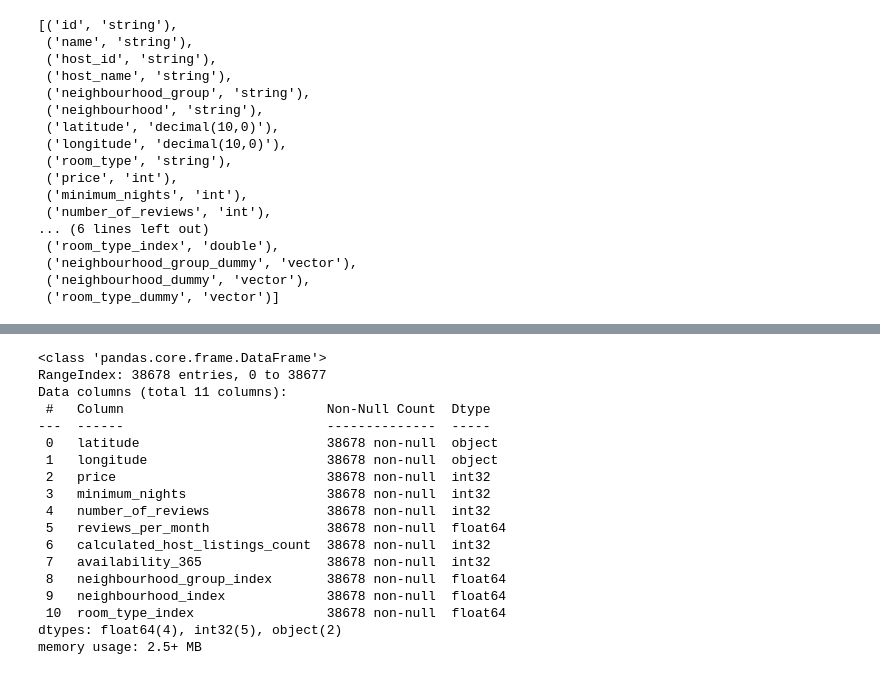
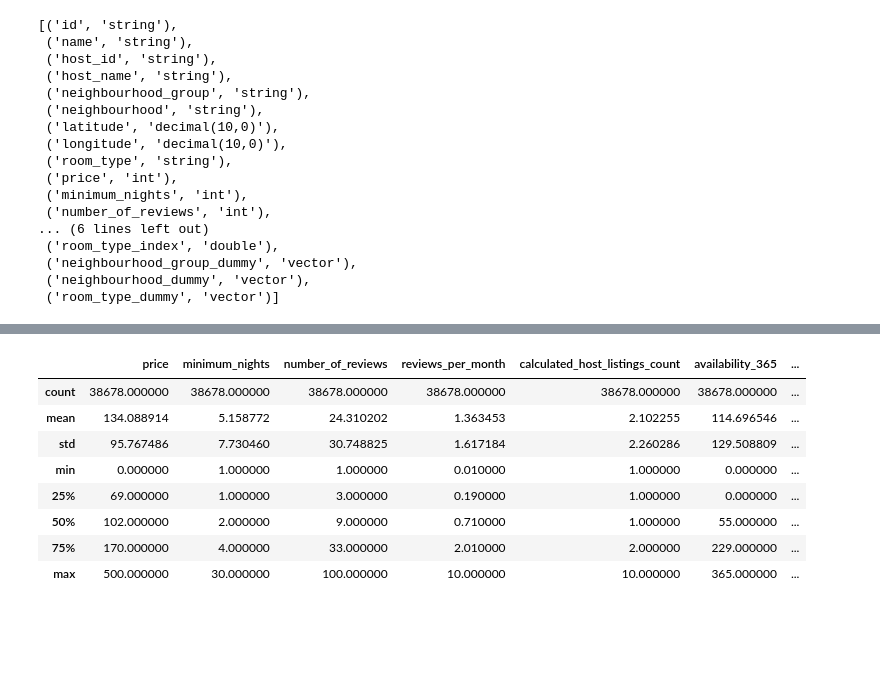
Before and after one commit to mitkrieg/spark_practice, a Jupyter notebook: ml_practice.ipynb, the cells around one changed output, grey strips where cells are left out. Cells and saved outputs as stored; diff of their text form; code cells hidden in the pictures; blank space fills up the shorter version.

```diff
--- a/ml_practice.ipynb
+++ b/ml_practice.ipynb
@@ -247,21 +277,12 @@ pd.plotting.scatter_matrix(data_mat, figsize=(15,15));
 # %%
-data_mat.info()
+data_mat.describe()
 # %% [output]
-<class 'pandas.core.frame.DataFrame'>
-RangeIndex: 38678 entries, 0 to 38677
-Data columns (total 11 columns):
- #   Column                          Non-Null Count  Dtype
----  ------                          --------------  -----
- 0   latitude                        38678 non-null  object
- 1   longitude                       38678 non-null  object
- 2   price                           38678 non-null  int32
- 3   minimum_nights                  38678 non-null  int32
- 4   number_of_reviews               38678 non-null  int32
- 5   reviews_per_month               38678 non-null  float64
- 6   calculated_host_listings_count  38678 non-null  int32
- 7   availability_365                38678 non-null  int32
- 8   neighbourhood_group_index       38678 non-null  float64
- 9   neighbourhood_index             38678 non-null  float64
- 10  room_type_index                 38678 non-null  float64
-dtypes: float64(4), int32(5), object(2)
-memory usage: 2.5+ MB
+|  | price | minimum_nights | number_of_reviews | reviews_per_month | calculated_host_listings_count | availability_365 | ... |
+| count | 38678.000000 | 38678.000000 | 38678.000000 | 38678.000000 | 38678.000000 | 38678.000000 | ... |
+| mean | 134.088914 | 5.158772 | 24.310202 | 1.363453 | 2.102255 | 114.696546 | ... |
+| std | 95.767486 | 7.730460 | 30.748825 | 1.617184 | 2.260286 | 129.508809 | ... |
+| min | 0.000000 | 1.000000 | 1.000000 | 0.010000 | 1.000000 | 0.000000 | ... |
+| 25% | 69.000000 | 1.000000 | 3.000000 | 0.190000 | 1.000000 | 0.000000 | ... |
+| 50% | 102.000000 | 2.000000 | 9.000000 | 0.710000 | 1.000000 | 55.000000 | ... |
+| 75% | 170.000000 | 4.000000 | 33.000000 | 2.010000 | 2.000000 | 229.000000 | ... |
+| max | 500.000000 | 30.000000 | 100.000000 | 10.000000 | 10.000000 | 365.000000 | ... |
```
Also changed, not shown: parts of 10 cells of this notebook.
